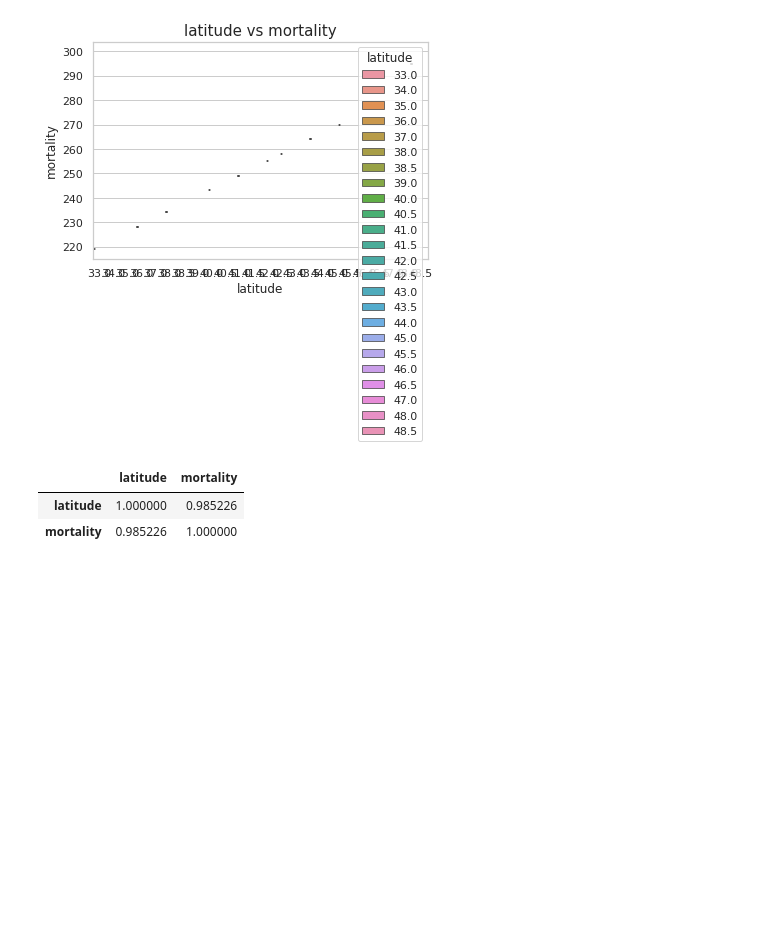
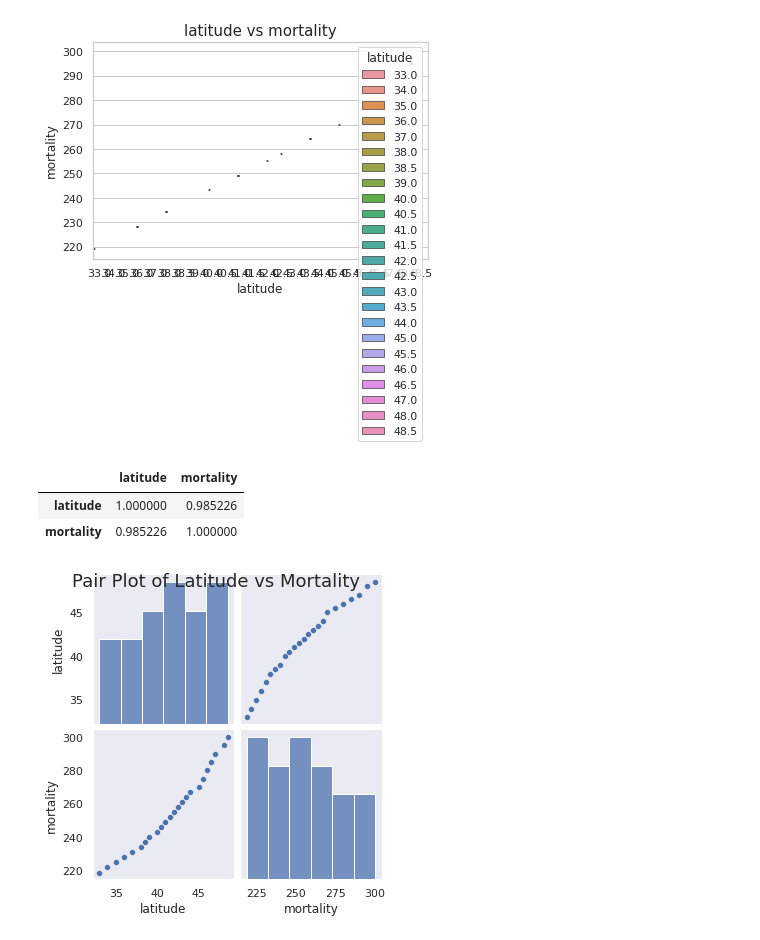
Before and after one commit to lakesidetech/Altitude-and-Mortality-csv-file-lmdata, a Jupyter notebook: Altitude_and_Mortality_csv_file_lmdate.ipynb, the cells around one changed output. Saved outputs shown, nothing was run; the diff lists cells and outputs as text; code cells hidden in the pictures; blank space fills up the shorter version.

```diff
--- a/Altitude_and_Mortality_csv_file_lmdate.ipynb
+++ b/Altitude_and_Mortality_csv_file_lmdate.ipynb
@@ -80,3 +80,11 @@ pearsoncorr
 |  | latitude | mortality |
 | latitude | 1.000000 | 0.985226 |
 | mortality | 0.985226 | 1.000000 |
+# %%
+# Create the default pairplot
+sns.pairplot(df)
+# Title
+plt.suptitle('Pair Plot of Latitude vs Mortality',
+             size = 18);
+# %% [output]
+[figure, added]
```
Also changed, not shown: parts of 3 cells of this notebook.
